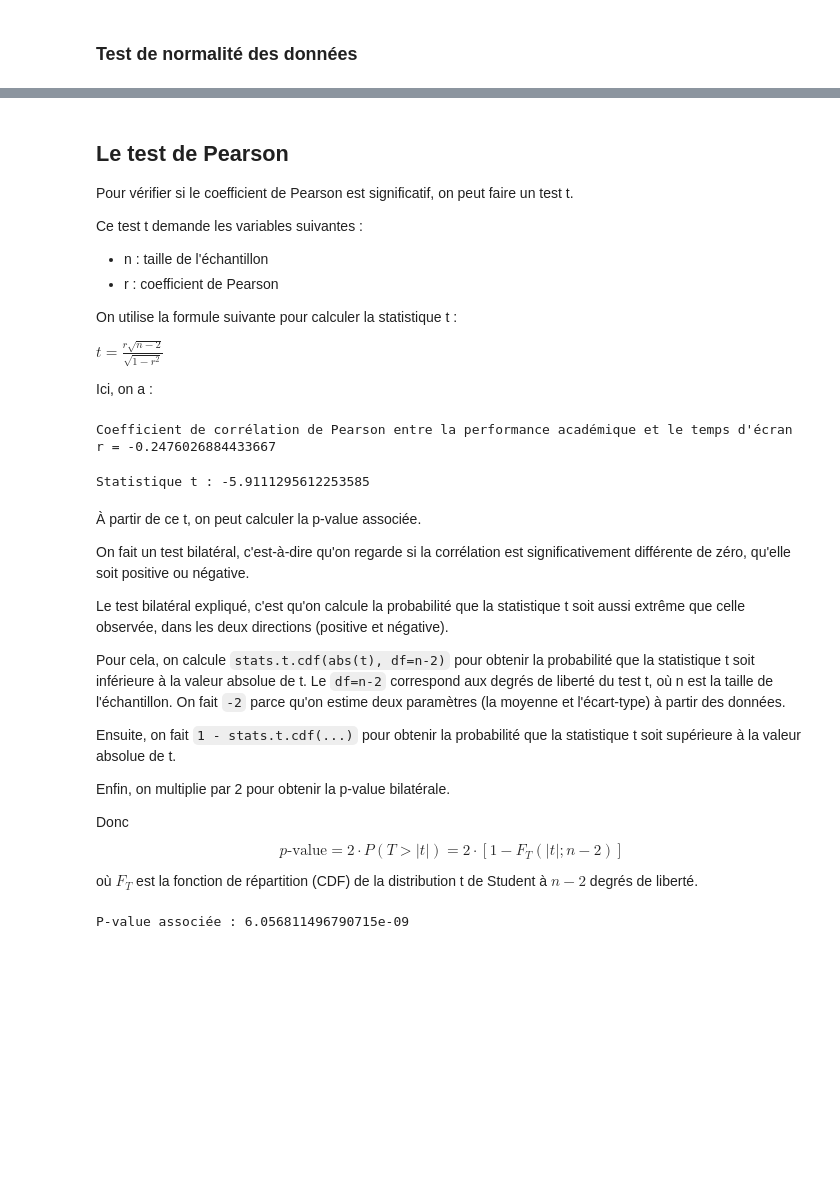
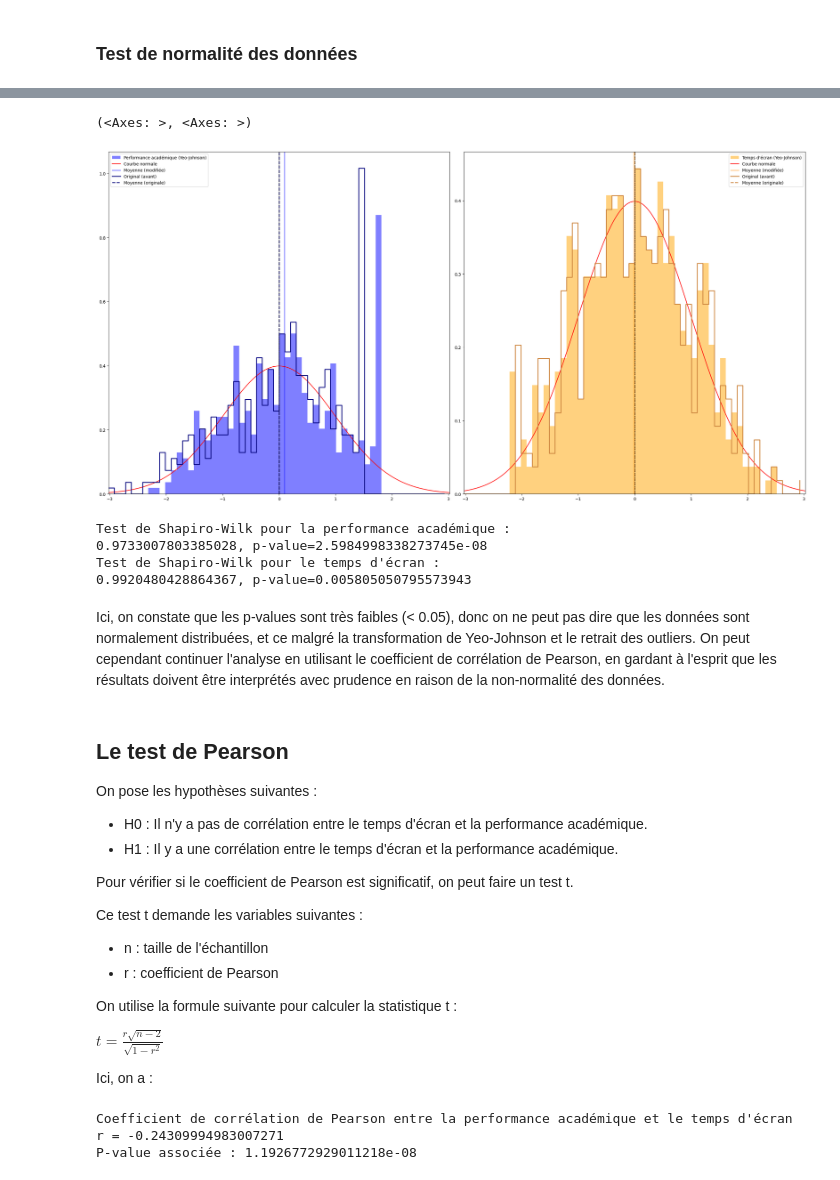
Before and after one commit to PaulHaardt/Projet-Stats, a Jupyter notebook: Paul.ipynb, the cells around one changed output, grey strips where cells are left out. Cells and saved outputs as stored; diff of their text form; code cells hidden in the pictures; blank space fills up the shorter version.

```diff
--- a/Paul.ipynb
+++ b/Paul.ipynb
@@ -106,5 +182,34 @@ On pose les hypothèses suivantes :
+# %%
+academic_performance, screen_time = academic_performance[~np.isnan(academic_performance)], screen_time[~np.isnan(screen_time)]
+# %%
+plot_histograms(academic_performance, screen_time,
+                label1="Performance académique (Yeo-Johnson)",
+                label2="Temps d'écran (Yeo-Johnson)")
+# %% [output]
+(<Axes: >, <Axes: >)
+[figure, added]
+# %%
+# Test de normalité de Shapiro-Wilk
+shapiro_academic = stats.shapiro(academic_performance)
+shapiro_screen_time = stats.shapiro(screen_time)
+
+print(f"Test de Shapiro-Wilk pour la performance académique : \n{shapiro_academic.statistic}, p-value={shapiro_academic.pvalue}")
+print(f"Test de Shapiro-Wilk pour le temps d'écran : \n{shapiro_screen_time.statistic}, p-value={shapiro_screen_time.pvalue}")
+# %% [output]
+Test de Shapiro-Wilk pour la performance académique :
+0.9733007803385028, p-value=2.5984998338273745e-08
+Test de Shapiro-Wilk pour le temps d'écran :
+0.9920480428864367, p-value=0.005805050795573943
+# %% [markdown]
+Ici, on constate que les p-values sont très faibles (< 0.05), donc on ne peut pas dire que les données sont normalement distribuées, et ce malgré la transformation de Yeo-Johnson et le retrait des outliers.
+On peut cependant continuer l'analyse en utilisant le coefficient de corrélation de Pearson, en gardant à l'esprit que les résultats doivent être interprétés avec prudence en raison de la non-normalité des données.
 # %% [markdown]
 ## Le test de Pearson
+
+On pose les hypothèses suivantes :
+- H0 : Il n'y a pas de corrélation entre le temps d'écran et la performance académique.
+- H1 : Il y a une corrélation entre le temps d'écran et la performance académique.
+
 Pour vérifier si le coefficient de Pearson est significatif, on peut faire un test t.
 
 Ce test t demande les variables suivantes :
@@ -119,35 +226,9 @@ Ici, on a :
 # %%
-r = academic_performance_corrected.corr(screen_time_corrected, method='pearson')
+r, p_value = stats.pearsonr(academic_performance, screen_time)
 print(f"Coefficient de corrélation de Pearson entre la performance académique et le temps d'écran\nr = {r}")
+print(f"P-value associée : {p_value}")
 # %% [output]
 Coefficient de corrélation de Pearson entre la performance académique et le temps d'écran
-r = -0.2476026884433667
+r = -0.24309994983007271
+P-value associée : 1.1926772929011218e-08
-# %%
-n = len(df)
-t = r * (n - 2) ** 0.5 / ((1 - r ** 2) ** 0.5)
-print(f"Statistique t : {t}")
-# %% [output]
-Statistique t : -5.9111295612253585
-# %% [markdown]
-À partir de ce t, on peut calculer la p-value associée.
-
-On fait un test bilatéral, c'est-à-dire qu'on regarde si la corrélation est significativement différente de zéro, qu'elle soit positive ou négative.
-
-Le test bilatéral expliqué, c'est qu'on calcule la probabilité que la statistique t soit aussi extrême que celle observée, dans les deux directions (positive et négative).
-
-Pour cela, on calcule `stats.t.cdf(abs(t), df=n-2)` pour obtenir la probabilité que la statistique t soit inférieure à la valeur absolue de t. Le `df=n-2` correspond aux degrés de liberté du test t, où n est la taille de l'échantillon. On fait `-2` parce qu'on estime deux paramètres (la moyenne et l'écart-type) à partir des données.
-
-Ensuite, on fait `1 - stats.t.cdf(...)` pour obtenir la probabilité que la statistique t soit supérieure à la valeur absolue de t.
-
-Enfin, on multiplie par 2 pour obtenir la p-value bilatérale.
-
-Donc $$p\text{-value} = 2 \cdot P(T > |t|) = 2 \cdot [1 - F_T(|t|; n-2)]$$
-
-où $F_T$ est la fonction de répartition (CDF) de la distribution t de Student à $n-2$ degrés de liberté.
-# %%
-# Let's use this t value to get a p-value
-p_value = 2 * (1 - stats.t.cdf(abs(t), df=n-2))
-print(f"P-value associée : {p_value}")
-# %% [output]
-P-value associée : 6.056811496790715e-09
 # %% [markdown]
```
Also changed, not shown: parts of 48 cells of this notebook, 3 other files.
